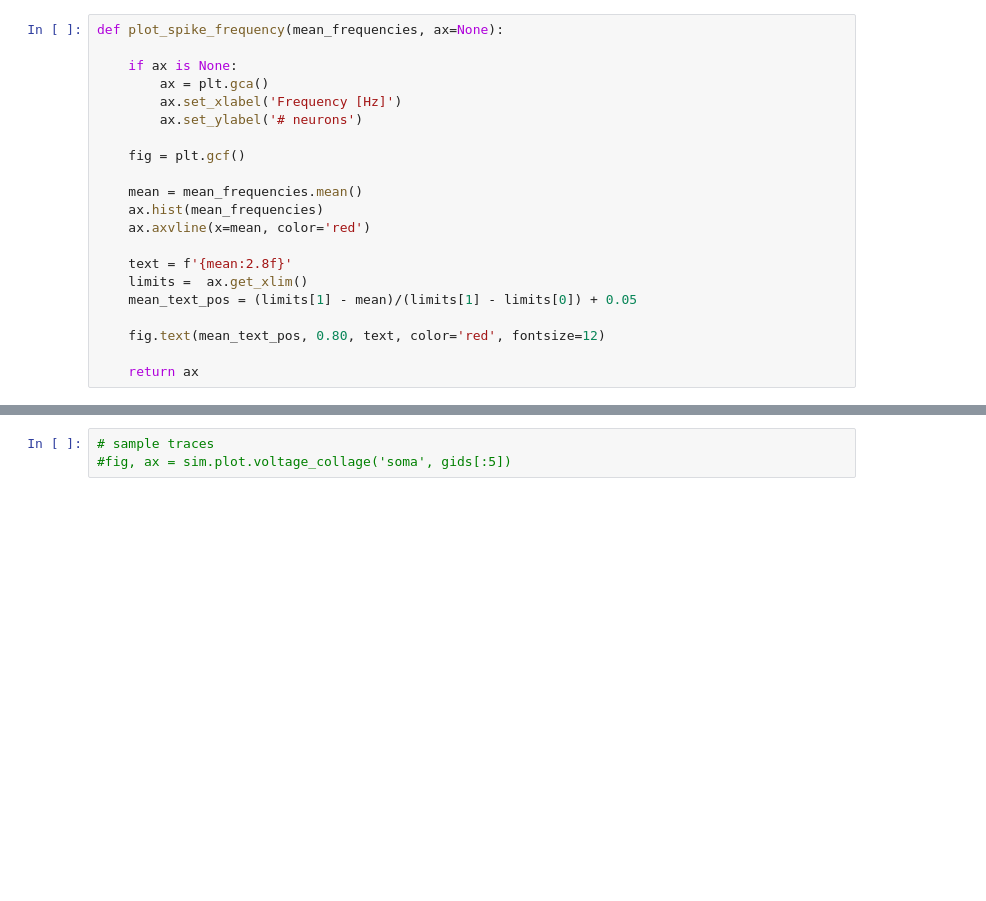
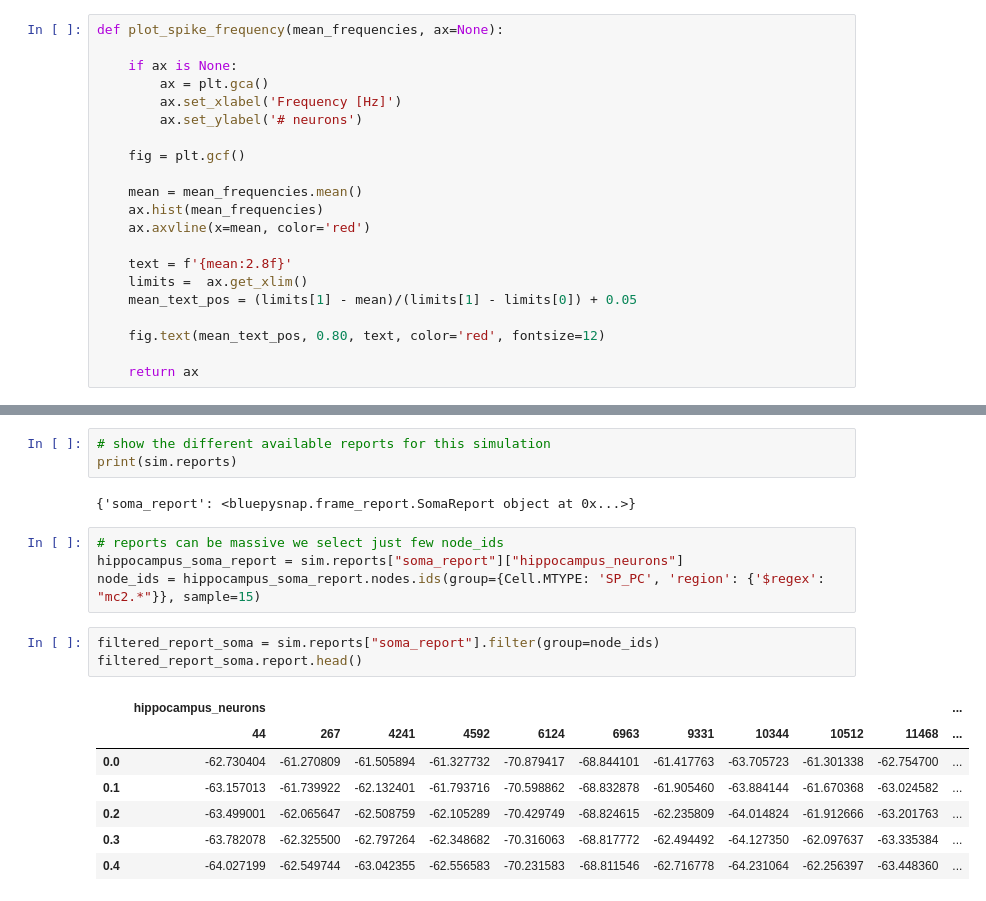
Before and after one commit to BlueBrain/MOOC-hippocampus-network-simulation-2019, a Jupyter notebook: notebooks/basic_simulation_analysis.ipynb, the cells around one changed output, grey strips where cells are left out. Cells and saved outputs as stored; diff of their text form; blank space fills up the shorter version.

```diff
--- a/notebooks/basic_simulation_analysis.ipynb
+++ b/notebooks/basic_simulation_analysis.ipynb
@@ -87,3 +127,20 @@ HTML(anim.to_html5_video())
-# %%
-# sample traces
-#fig, ax = sim.plot.voltage_collage('soma', gids[:5])
+# %%
+# show the different available reports for this simulation
+print(sim.reports)
+# %% [output]
+{'soma_report': <bluepysnap.frame_report.SomaReport object at 0x...>}
+# %%
+# reports can be massive we select just few node_ids
+hippocampus_soma_report = sim.reports["soma_report"]["hippocampus_neurons"]
+node_ids = hippocampus_soma_report.nodes.ids(group={Cell.MTYPE: 'SP_PC', 'region': {'$regex': "mc2.*"}}, sample=15)
+# %%
+filtered_report_soma = sim.reports["soma_report"].filter(group=node_ids)
+filtered_report_soma.report.head()
+# %% [output]
+|  | hippocampus_neurons |  |  |  |  |  |  |  |  |  | ... |
+|  | 44 | 267 | 4241 | 4592 | 6124 | 6963 | 9331 | 10344 | 10512 | 11468 | ... |
+| 0.0 | -62.730404 | -61.270809 | -61.505894 | -61.327732 | -70.879417 | -68.844101 | -61.417763 | -63.705723 | -61.301338 | -62.754700 | ... |
+| 0.1 | -63.157013 | -61.739922 | -62.132401 | -61.793716 | -70.598862 | -68.832878 | -61.905460 | -63.884144 | -61.670368 | -63.024582 | ... |
+| 0.2 | -63.499001 | -62.065647 | -62.508759 | -62.105289 | -70.429749 | -68.824615 | -62.235809 | -64.014824 | -61.912666 | -63.201763 | ... |
+| 0.3 | -63.782078 | -62.325500 | -62.797264 | -62.348682 | -70.316063 | -68.817772 | -62.494492 | -64.127350 | -62.097637 | -63.335384 | ... |
+| 0.4 | -64.027199 | -62.549744 | -63.042355 | -62.556583 | -70.231583 | -68.811546 | -62.716778 | -64.231064 | -62.256397 | -63.448360 | ... |
```
Also changed, not shown: parts of 15 cells of this notebook.
